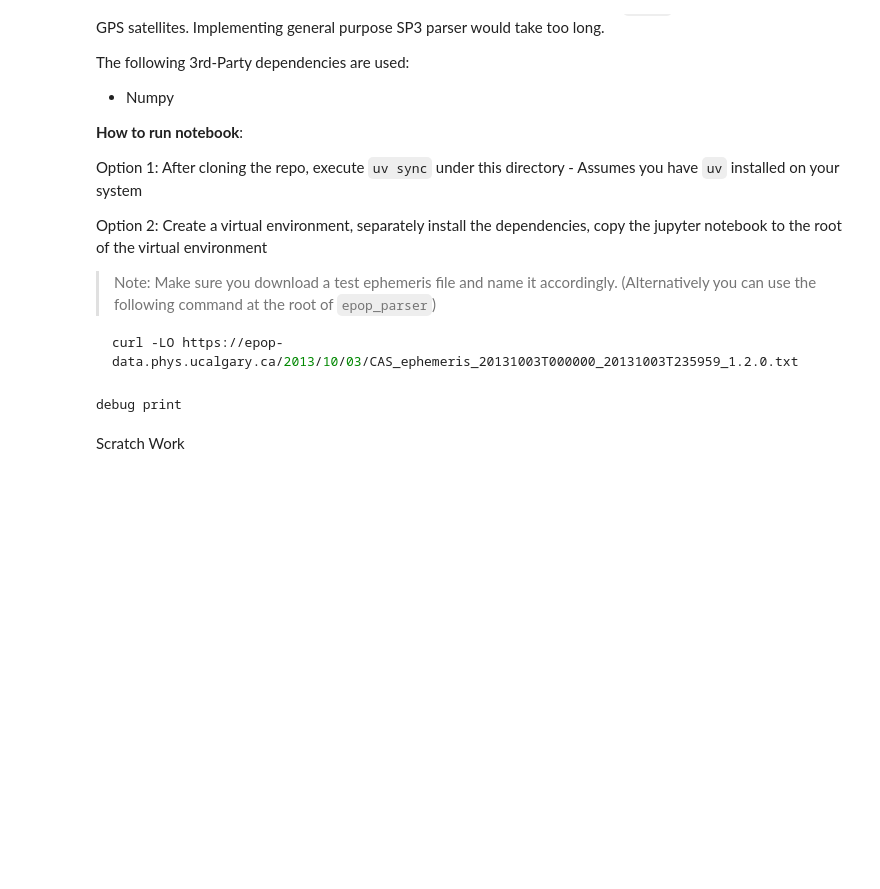
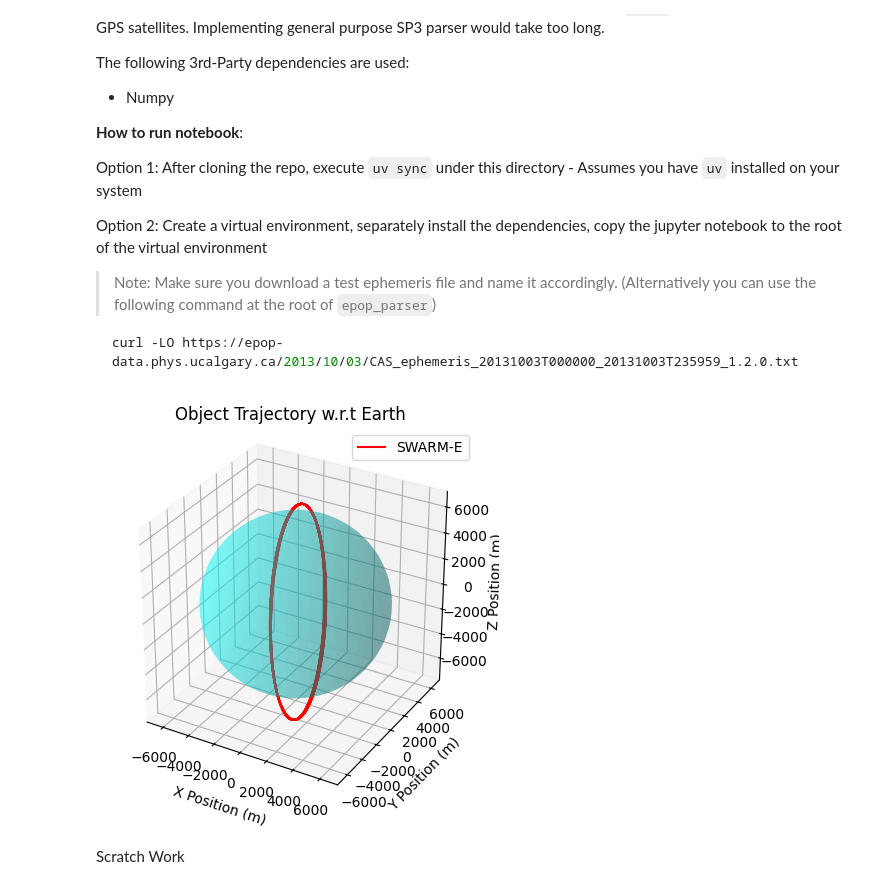
Before and after one commit to RedRocket89/debrISR, a Jupyter notebook: experimental/epop_parser/prototype.ipynb, the cells around one changed output. Saved outputs shown, nothing was run; the diff lists cells and outputs as text; code cells hidden in the pictures; blank space fills up the shorter version.

Commit message:
feat(exp): Demo quick and dirty plotting of SWARM-E

```diff
--- a/experimental/epop_parser/prototype.ipynb
+++ b/experimental/epop_parser/prototype.ipynb
@@ -23,6 +23,8 @@ import numpy as np
 from pathlib import Path
 from datetime import datetime, date
 from dataclasses import dataclass
+import matplotlib.pyplot as plt
+from mpl_toolkits.mplot3d import Axes3D
 import pandas as pd
 
 @dataclass
@@ -51,7 +53,7 @@ class SwarmEphemerisLegacy:
     def __init__(self, ephemeris_fname: Path) -> None:
 
         # Initialize Parameters
-        self.ephemeris_date = datetime.now()
+        self.ephemeris_date = datetime.now()        # Placeholder time
         self.data_datetime = []
         self.X_ITRF = []
         self.Y_ITRF = []
@@ -60,6 +62,9 @@ class SwarmEphemerisLegacy:
         self._read_ephemeris_file(fname=ephemeris_fname)
 
     def _read_ephemeris_file(self, fname: Path) -> None:
+        """Read Legacy ePOP Ephemeris File. Strips the metadata from the first
+        two lines and initializes each column as a its corresponding field in the
+        dataclass"""
 
         # There are 2 lines of metdata for each legacy ephemeris file
         column_names: list[str] = []
@@ -82,35 +87,63 @@ class SwarmEphemerisLegacy:
         for i, line in enumerate(lines):
             if (i == 0 or i == 1):
                 continue
 
             line = line.strip('\n')
             data = line.split(' ')
             data = list(filter(None, data))
 
             # Append to datetime list
             dt = data[0] + data[1]
             dt_obj = datetime.strptime(dt, '%Y%m%d%H%M%S')
             self.data_datetime.append(dt_obj)
 
             # Append Position - J2000
             self.X_ITRF.append(np.float32(data[2]))
             self.Y_ITRF.append(np.float32(data[3]))
             self.Z_ITRF.append(np.float32(data[4]))
 
 
         # Intentionally assign dataclass fields outside of I/O Context
         self.ephemeris_date = self.data_datetime[0].date()
         self.columns = column_names
 
     def generate_ephemeris_dataframe(self) -> pd.DataFrame:
+        """WORK IN PROGRESS: Generate a Pandas Dataframe from Known Ephemeris Data"""
         ...
 
 # Testing Dataclass
 test = Path("TEST_EPHM.txt")
 EPHEM_OBJ = SwarmEphemerisLegacy(test)
-print("debug print")
+
+EARTH_RADIUS = 6371.0       # Earth Radius in [km]
+
+# Generate sphere data
+u, v = np.linspace(0, 2 * np.pi, 50), np.linspace(0, np.pi, 50)
+ex = EARTH_RADIUS * np.outer(np.cos(u), np.sin(v))
+ey = EARTH_RADIUS * np.outer(np.sin(u), np.sin(v))
+ez = EARTH_RADIUS * np.outer(np.ones(np.size(u)), np.cos(v))
+
+# Create Orbit Figure
+fig = plt.figure()
+ax = fig.add_subplot(111, projection='3d')
+
+# Plot Earth
+ax.plot_surface(ex, ey, ez, color='cyan', alpha=0.3)
+
+# Customize plot
+ax.set_title("Object Trajectory w.r.t Earth")
+ax.set_xlabel('X Position (m)')
+ax.set_ylabel('Y Position (m)')
+ax.set_zlabel('Z Position (m)')
+ax.grid(True)
+ax.set_box_aspect([1, 1, 1])  # Equal aspect ratio
+
+# Plot Traj
+ax.plot(EPHEM_OBJ.X_ITRF, EPHEM_OBJ.Y_ITRF, EPHEM_OBJ.Z_ITRF, label="SWARM-E", color='red')
+ax.legend()
+plt.show()
 # %% [output]
-debug print
+[figure, added]
 # %% [markdown]
 Scratch Work
 # %%
```
Also changed, not shown: 2 other files.
